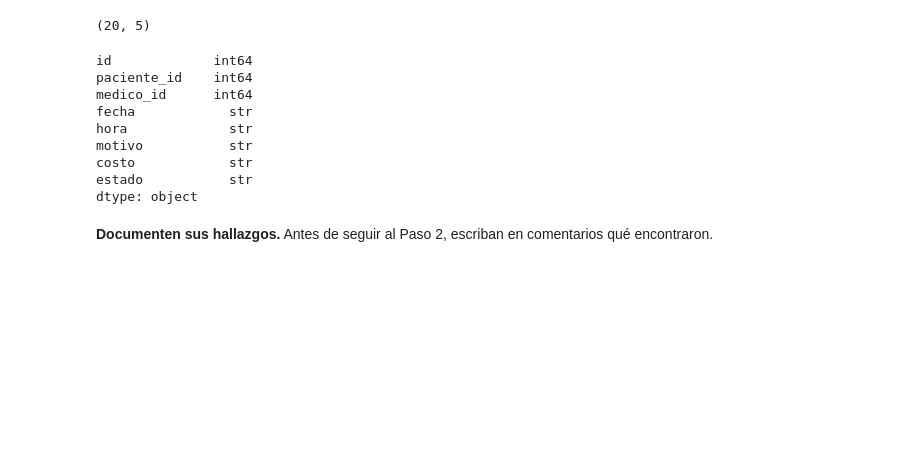
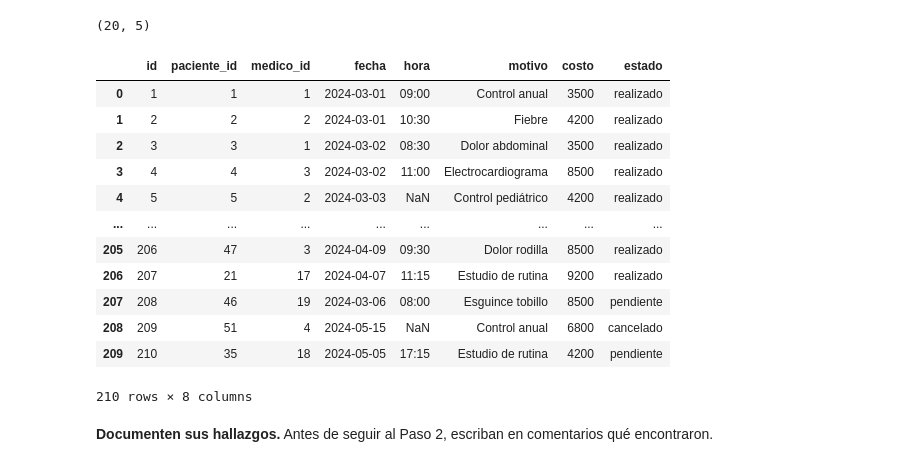
Before and after one commit to gseilerdev/data-analysis-course, a Jupyter notebook: modulo-3-transformacion/clase-09/practica/notebook.ipynb, the cells around one changed output. Drawn from its saved outputs; the diff is of its cells as text; code cells hidden in the pictures; blank space fills up the shorter version.

```diff
--- a/modulo-3-transformacion/clase-09/practica/notebook.ipynb
+++ b/modulo-3-transformacion/clase-09/practica/notebook.ipynb
@@ -64,17 +77,20 @@ df_medicos.shape
 # %%
 df_turnos = pd.read_sql("SELECT * FROM turnos",conexion)
 df_turnos.shape
-df_turnos.dtypes
 # %% [output]
+|  | id | paciente_id | medico_id | fecha | hora | motivo | costo | estado |
+| 0 | 1 | 1 | 1 | 2024-03-01 | 09:00 | Control anual | 3500 | realizado |
+| 1 | 2 | 2 | 2 | 2024-03-01 | 10:30 | Fiebre | 4200 | realizado |
+| 2 | 3 | 3 | 1 | 2024-03-02 | 08:30 | Dolor abdominal | 3500 | realizado |
+| 3 | 4 | 4 | 3 | 2024-03-02 | 11:00 | Electrocardiograma | 8500 | realizado |
+| 4 | 5 | 5 | 2 | 2024-03-03 | NaN | Control pediátrico | 4200 | realizado |
+| ... | ... | ... | ... | ... | ... | ... | ... | ... |
+| 205 | 206 | 47 | 3 | 2024-04-09 | 09:30 | Dolor rodilla | 8500 | realizado |
+| 206 | 207 | 21 | 17 | 2024-04-07 | 11:15 | Estudio de rutina | 9200 | realizado |
+| 207 | 208 | 46 | 19 | 2024-03-06 | 08:00 | Esguince tobillo | 8500 | pendiente |
+| 208 | 209 | 51 | 4 | 2024-05-15 | NaN | Control anual | 6800 | cancelado |
+| 209 | 210 | 35 | 18 | 2024-05-05 | 17:15 | Estudio de rutina | 4200 | pendiente |
-id             int64
-paciente_id    int64
-medico_id      int64
-fecha            str
-hora             str
-motivo           str
-costo            str
-estado           str
-dtype: object
+210 rows × 8 columns
 # %% [markdown]
 **Documenten sus hallazgos.** Antes de seguir al Paso 2, escriban en comentarios qué encontraron.
 # %% [markdown]
```
Also changed, not shown: parts of 7 cells of this notebook.
